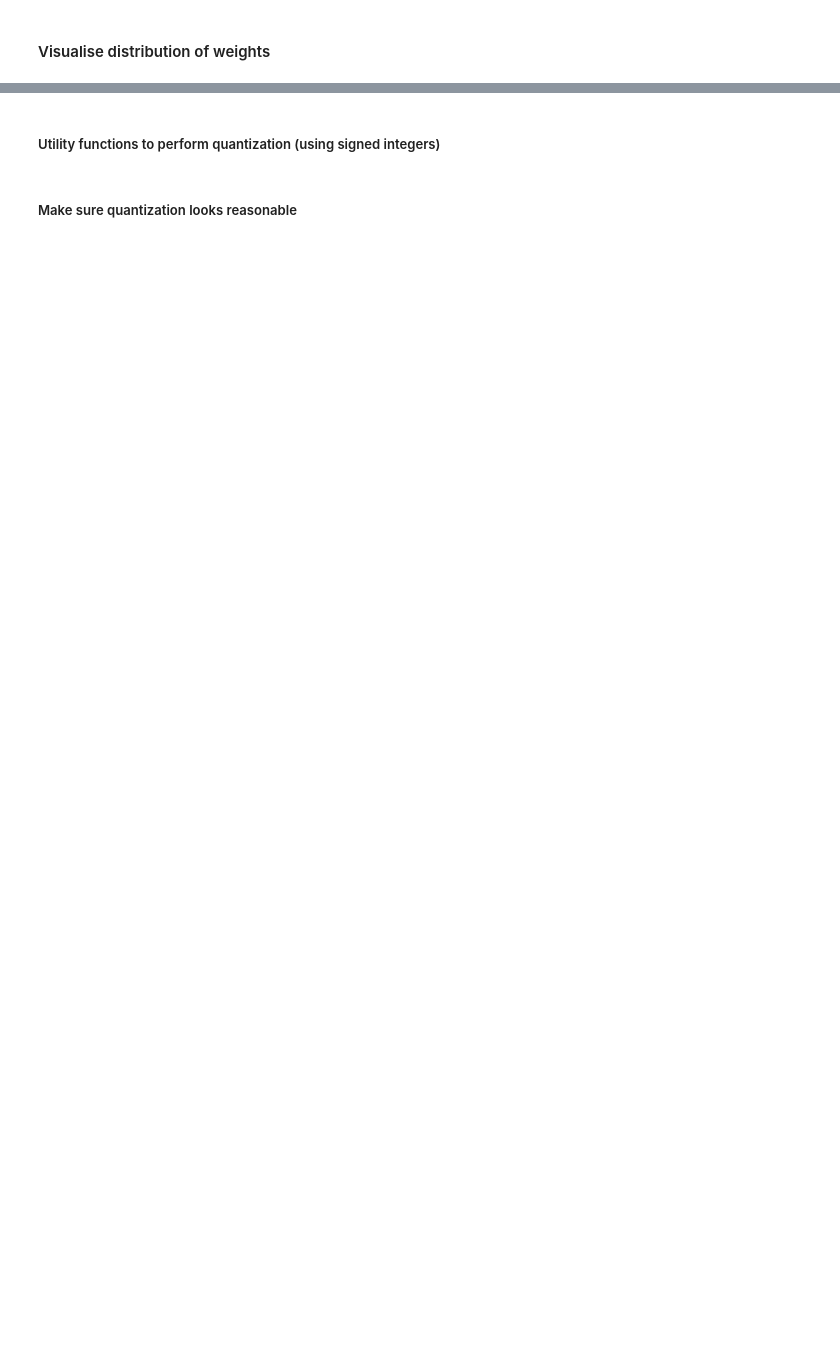
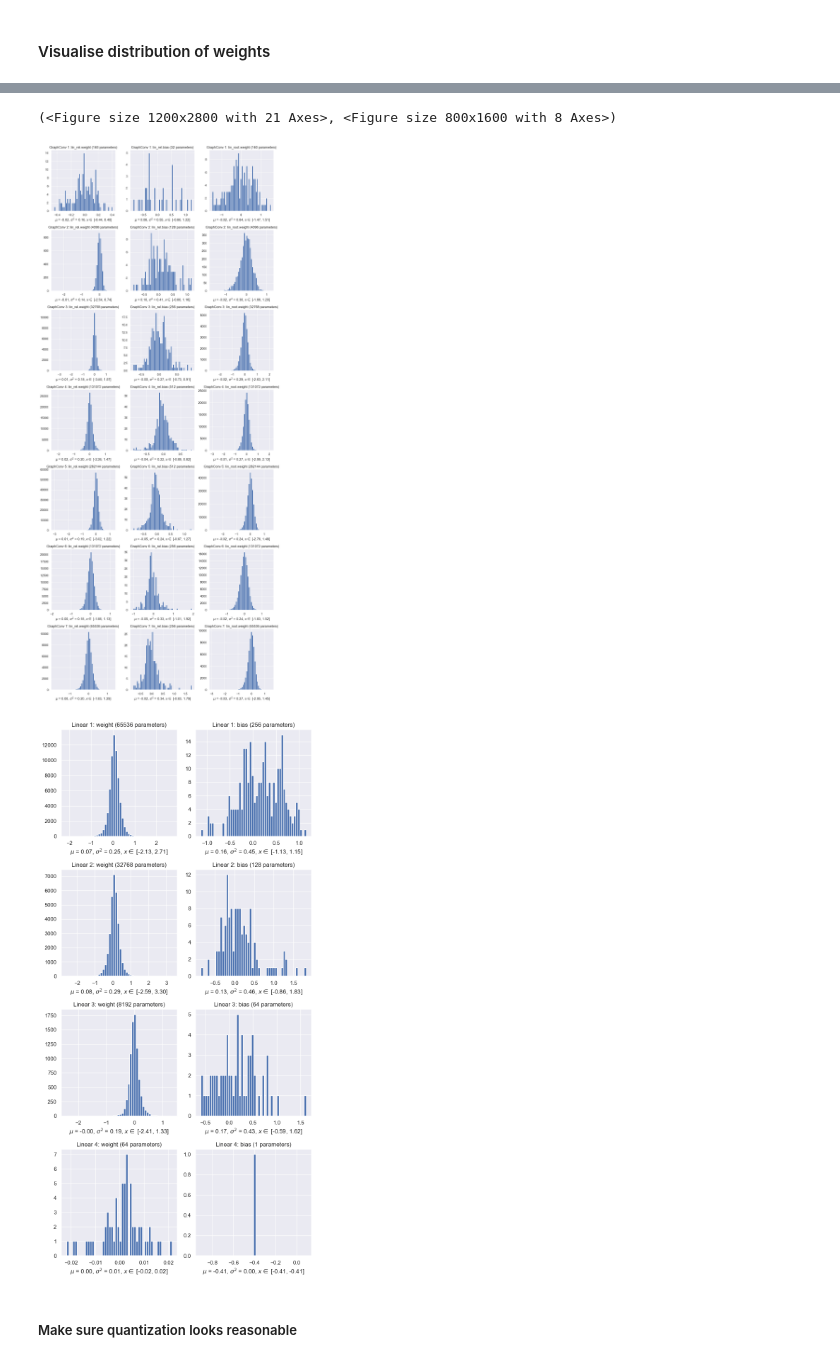
Before and after one commit to ibengtsson/GNN_decoder_quant, a Jupyter notebook: notebooks/quantization.ipynb, the cells around one changed output, grey strips where cells are left out. Cells and saved outputs as stored; diff of their text form; code cells hidden in the pictures; blank space fills up the shorter version.

```diff
--- a/notebooks/quantization.ipynb
+++ b/notebooks/quantization.ipynb
@@ -117,2 +70,0 @@ if plot:
-# %% [markdown]
-##### Utility functions to perform quantization (using signed integers)
@@ -131,3 +71,9 @@ def get_zero_pt(alpha, beta, bit_width):
+# %%
+plot_weights(7, 4, trained_weights)
+# %% [output]
+(<Figure size 1200x2800 with 21 Axes>, <Figure size 800x1600 with 8 Axes>)
+[figure, added]
+[figure, added]
 # %% [markdown]
 ##### Make sure quantization looks reasonable
 # %%
```
Also changed, not shown: parts of 8 cells of this notebook.
